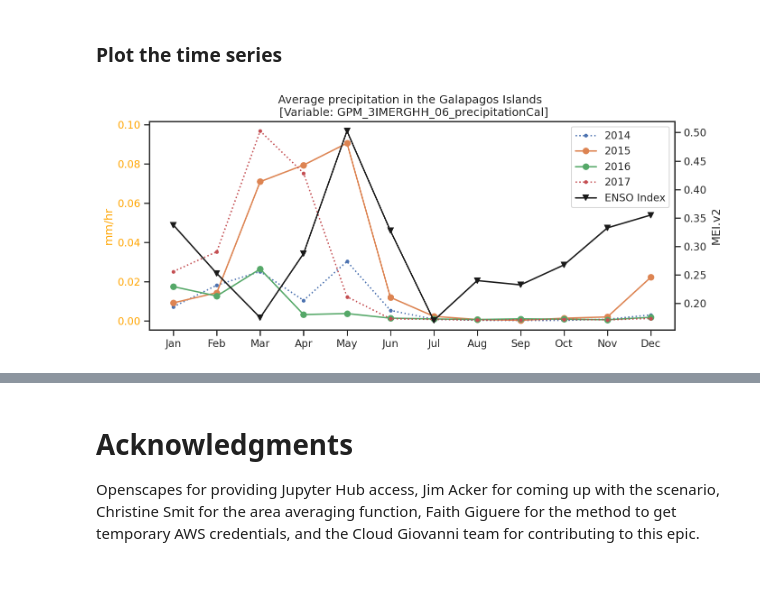
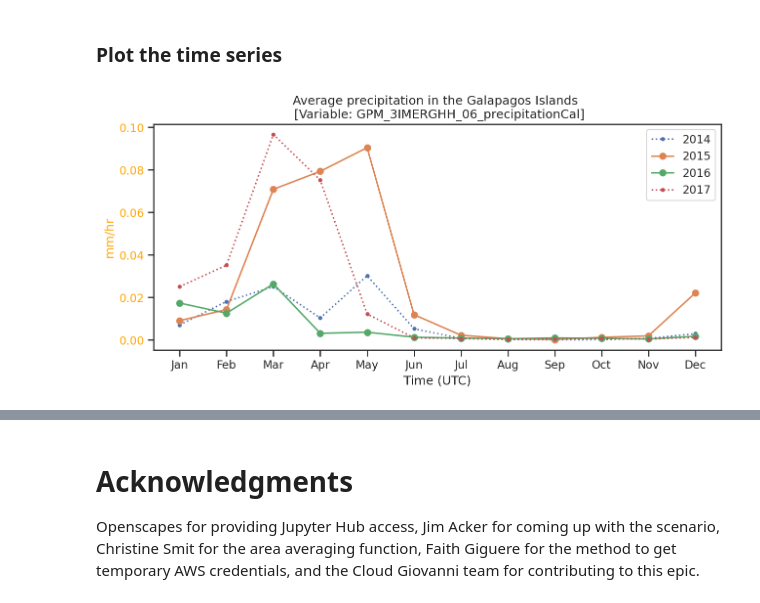
Before and after one commit to nasa/gesdisc-tutorials, a Jupyter notebook: cloud-tutorials/notebooks/How_to_Access_and_Analyze_GPM_Zarr_Store.ipynb, the cells around one changed output, grey strips where cells are left out. Drawn from its saved outputs; the diff is of its cells as text; code cells hidden in the pictures; blank space fills up the shorter version.

```diff
--- a/cloud-tutorials/notebooks/How_to_Access_and_Analyze_GPM_Zarr_Store.ipynb
+++ b/cloud-tutorials/notebooks/How_to_Access_and_Analyze_GPM_Zarr_Store.ipynb
@@ -298,33 +298,33 @@ avg_enso = enso_index.reshape(-1, 12).mean(axis=0)
 # %%
 %%time
 fig, ax1 = plt.subplots(figsize=(10,4), dpi=150)
 
 month_ticks = range(1, 13)
 month_labels = ["Jan","Feb","Mar","Apr","May","Jun","Jul","Aug","Sep","Oct","Nov","Dec"]
 for year in range(start_year, end_year):
     year_data = data_avg.loc[f"{year}-01-01":f"{year}-12-31"]
     if year == 2015 or year == 2016:
         ax1.plot(year_data.time.dt.month, year_data.values, label=year, marker="o")
     else:
         ax1.plot(year_data.time.dt.month, year_data.values, label=year, linestyle=":", marker=".")
 
 ax1.set_ylabel("mm/hr", color="orange")
 ax1.tick_params(axis="y", labelcolor="orange")
 
-ax2 = ax1.twinx()
-ax2.plot(year_data.time.dt.month, avg_enso, label="ENSO Index", c="k", marker="v")
-ax2.set_ylabel("MEI.v2")
+#ax2 = ax1.twinx()
+#ax2.plot(year_data.time.dt.month, avg_enso, label="ENSO Index", c="k", marker="v")
+#ax2.set_ylabel("MEI.v2")
 
 handles, labels = [],[]
 for ax in fig.axes:
     for h,l in zip(*ax.get_legend_handles_labels()):
         handles.append(h)
         labels.append(l)
 plt.legend(handles,labels)
 
 plt.title("Average precipitation in the Galapagos Islands \n [Variable: GPM_3IMERGHH_06_precipitationCal]")
 plt.xlabel("Time (UTC)")
 plt.xticks(month_ticks, month_labels)
 plt.show()
 # %% [output]
-[figure, old version]
+[figure, new version]
```
Also changed, not shown: parts of 2 cells of this notebook.
